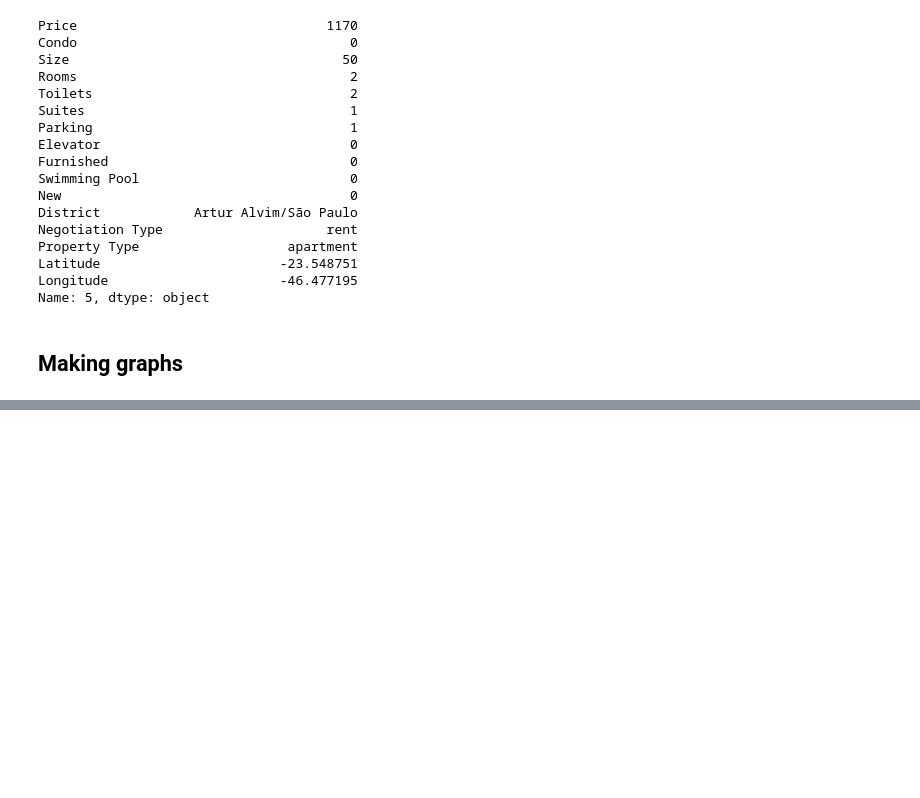
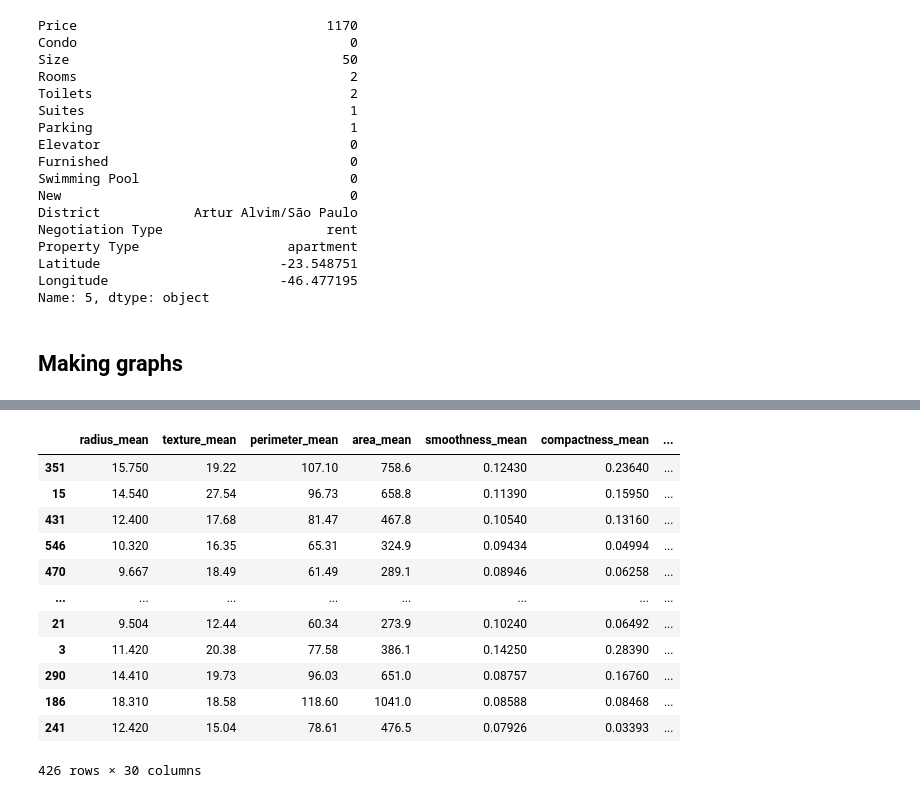
Before and after one commit to JzBreno/Santander-Open-Coders---Data-Science, a Jupyter notebook: Introdução ao Data Science/Main.ipynb, the cells around one changed output, grey strips where cells are left out. Saved outputs shown, nothing was run; the diff lists cells and outputs as text; code cells hidden in the pictures; blank space fills up the shorter version.

```diff
--- a/Introdução ao Data Science/Main.ipynb
+++ b/Introdução ao Data Science/Main.ipynb
@@ -340,0 +496,3 @@ pyplot.show()
+# %%
+df = pd.read_csv('breast-cancer.csv')
+df.head()
@@ -340,0 +507,3 @@ pyplot.show()
+# %%
+x = df.drop(columns=['id', 'diagnosis'], axis=1)
+y = df['diagnosis']
@@ -340,0 +513,16 @@ pyplot.show()
+# %%
+x_treino
+# %% [output]
+|  | radius_mean | texture_mean | perimeter_mean | area_mean | smoothness_mean | compactness_mean | ... |
+| 351 | 15.750 | 19.22 | 107.10 | 758.6 | 0.12430 | 0.23640 | ... |
+| 15 | 14.540 | 27.54 | 96.73 | 658.8 | 0.11390 | 0.15950 | ... |
+| 431 | 12.400 | 17.68 | 81.47 | 467.8 | 0.10540 | 0.13160 | ... |
+| 546 | 10.320 | 16.35 | 65.31 | 324.9 | 0.09434 | 0.04994 | ... |
+| 470 | 9.667 | 18.49 | 61.49 | 289.1 | 0.08946 | 0.06258 | ... |
+| ... | ... | ... | ... | ... | ... | ... | ... |
+| 21 | 9.504 | 12.44 | 60.34 | 273.9 | 0.10240 | 0.06492 | ... |
+| 3 | 11.420 | 20.38 | 77.58 | 386.1 | 0.14250 | 0.28390 | ... |
+| 290 | 14.410 | 19.73 | 96.03 | 651.0 | 0.08757 | 0.16760 | ... |
+| 186 | 18.310 | 18.58 | 118.60 | 1041.0 | 0.08588 | 0.08468 | ... |
+| 241 | 12.420 | 15.04 | 78.61 | 476.5 | 0.07926 | 0.03393 | ... |
+426 rows × 30 columns
```
Also changed, not shown: parts of 41 cells of this notebook, 2 other files.
